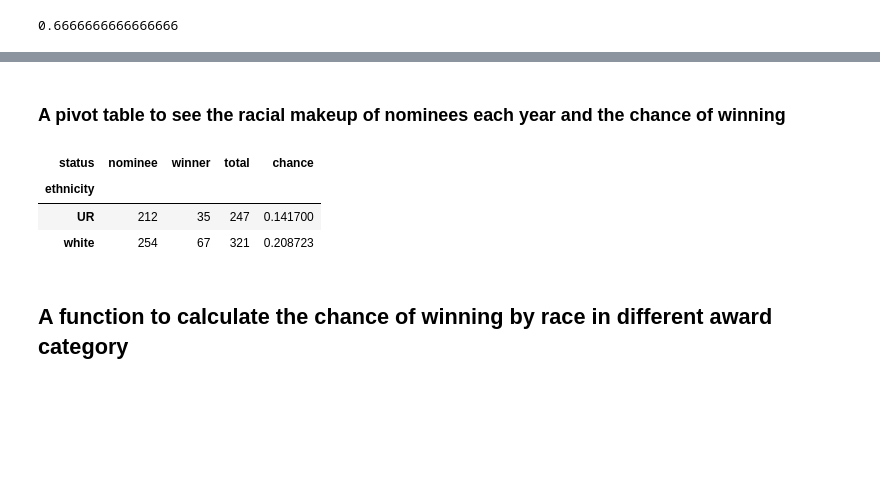
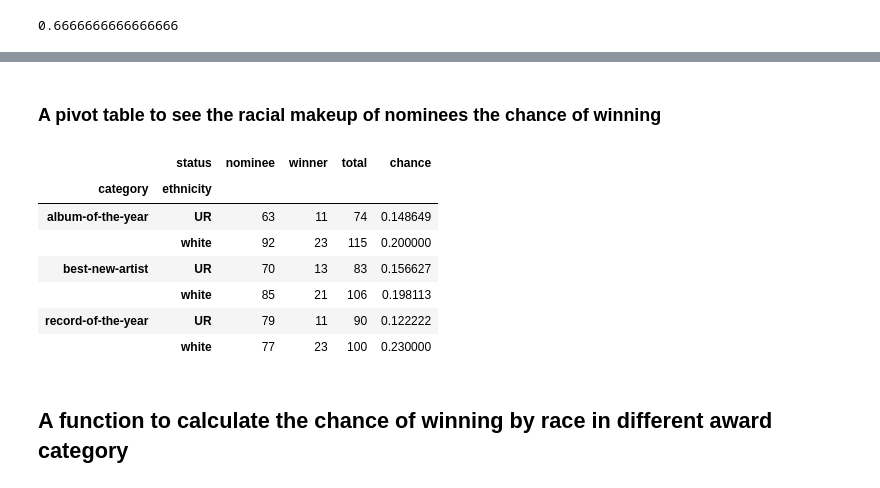
Before and after one commit to CynthiaTuData/grammy-awards, a Jupyter notebook: grammy-step2-analysis.ipynb, the cells around one changed output, grey strips where cells are left out. Saved outputs shown, nothing was run; the diff lists cells and outputs as text; code cells hidden in the pictures; blank space fills up the shorter version.

```diff
--- a/grammy-step2-analysis.ipynb
+++ b/grammy-step2-analysis.ipynb
@@ -133,22 +133,26 @@ merged.head(2)
 | 0 | 2022 | Jon Batiste | We Are | album-of-the-year | winner | Jon Batiste | Jon Batiste | UR | ... |
 | 1 | 2022 | Tony Bennett & Lady Gaga | Love for Sale | album-of-the-year | nominee | Tony Bennett Lady Gaga | Tony Bennett & Lady Gaga | white | ... |
 # %% [markdown]
-### A pivot table to see the racial makeup of nominees each year and the chance of winning
+### A pivot table to see the racial makeup of nominees the chance of winning
 # %%
 pivot = pd.pivot_table(merged, values='id',
-                            index=['ethnicity'],
+                            index=['category','ethnicity'],
                             columns='status',
                             aggfunc='count',
                             fill_value=0)
 pivot['total'] = pivot['nominee']+pivot['winner']
 pivot['chance'] = pivot['winner']/pivot['total']
 
 pivot
 # %% [output]
-| status | nominee | winner | total | chance |
-| ethnicity |  |  |  |  |
-| UR | 212 | 35 | 247 | 0.141700 |
-| white | 254 | 67 | 321 | 0.208723 |
+|  | status | nominee | winner | total | chance |
+| category | ethnicity |  |  |  |  |
+| album-of-the-year | UR | 63 | 11 | 74 | 0.148649 |
+|  | white | 92 | 23 | 115 | 0.200000 |
+| best-new-artist | UR | 70 | 13 | 83 | 0.156627 |
+|  | white | 85 | 21 | 106 | 0.198113 |
+| record-of-the-year | UR | 79 | 11 | 90 | 0.122222 |
+|  | white | 77 | 23 | 100 | 0.230000 |
 # %% [markdown]
 ## A function to calculate the chance of winning by race in different award category
 # %%
```
